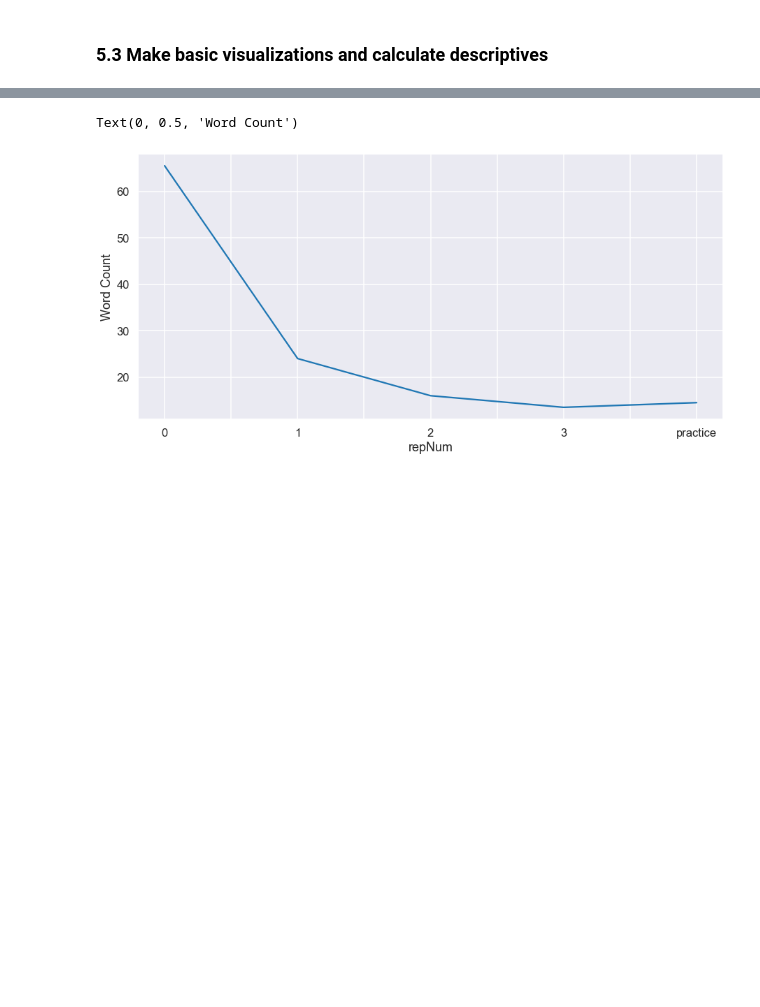
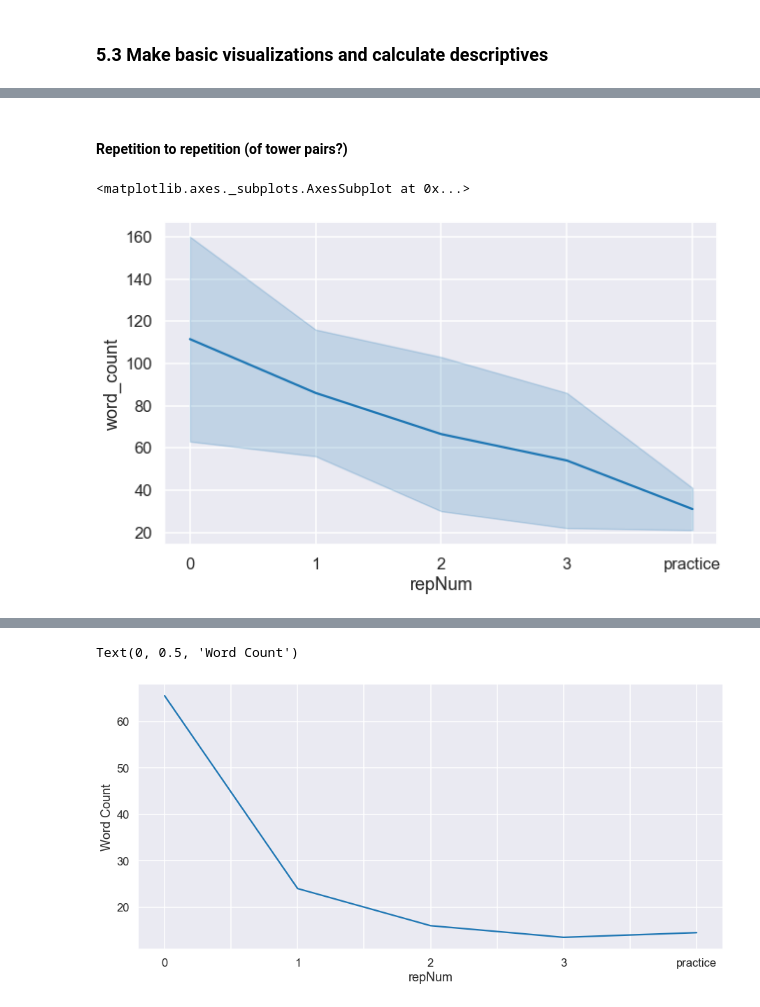
Before and after one commit to cogtoolslab/compositional-abstractions, a Jupyter notebook: analysis/compabs_analysis_p3.ipynb, the cells around one changed output, grey strips where cells are left out. Cells and saved outputs as stored; diff of their text form; code cells hidden in the pictures; blank space fills up the shorter version.

```diff
--- a/analysis/compabs_analysis_p3.ipynb
+++ b/analysis/compabs_analysis_p3.ipynb
@@ -340,0 +342,10 @@ Name: word_count, dtype: float64
+# %% [markdown]
+#### Repetition to repetition (of tower pairs?)
+# %%
+# word count across reps
+
+plt.figure(figsize=(10,6))
+sns.lineplot(data=rep_sums, x='repNum',y='word_count')
+# %% [output]
+<matplotlib.axes._subplots.AxesSubplot at 0x...>
+[figure, added]
```
Also changed, not shown: parts of 21 cells of this notebook, 1 other file.
